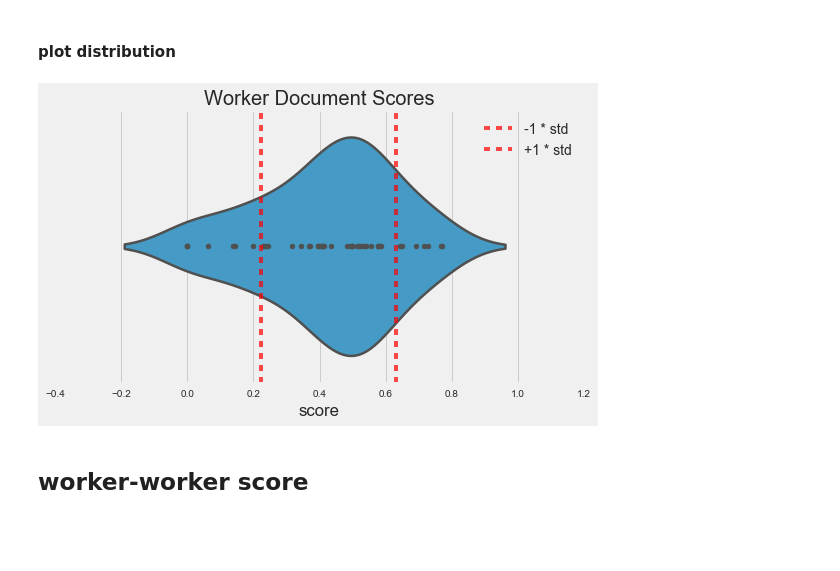
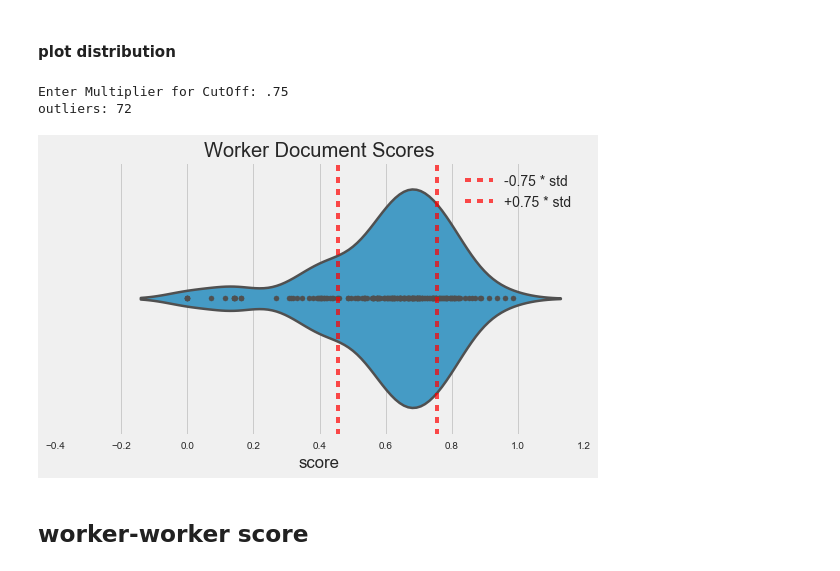
Before and after one commit to knanne/vu_msc_tweetsumm, a Jupyter notebook: process/annotation_import.ipynb, the cells around one changed output. Cells and saved outputs as stored; diff of their text form; code cells hidden in the pictures; blank space fills up the shorter version.

Commit message:
add data, research, images, new summary names

```diff
--- a/process/annotation_import.ipynb
+++ b/process/annotation_import.ipynb
@@ -269,0 +282,9 @@ See the caveats in the documentation: http://pandas.pydata.org/pandas-docs/stabl
+# %%
+a = np.zeros([len(annotations), len(annotations)])
+np.fill_diagonal(a, val=1)
+unit_vectors = pd.DataFrame(a, index=annotations, columns=annotations)
+# %%
+x = cosine_similarity(doc_vectors, unit_vectors)
+doc_anno_scores = pd.DataFrame(x, columns=annotations)
+# %%
+clarity_scores = doc_anno_scores.apply(lambda row: [row[anno] if row[anno] == row.max() else 0 for anno in annotations], axis=1)
@@ -277,7 +326,14 @@ idx = pd.IndexSlice
 workers = anno_vectors.index.get_level_values('worker_id').unique()
 worker_doc_scores = pd.DataFrame()
 
-for worker in workers:
+complete_last = 0
+for i,worker in enumerate(workers):
+    #status
+    complete = round((i/len(workers))*100)
+    if complete != complete_last:
+        if complete % 2 == 0:
+            print('%s%%' % complete)
+    complete_last = complete
     #get list workers minus worker
     workers_minworker = [w for w in workers if w != worker]
     #get docs worker worked on
@@ -285,13 +341,14 @@ for worker in workers:
     #compute aggregate document vectors including all workers minus worker
     doc_vectors_minworker = anno_vectors.loc[idx[worker_docs,workers_minworker],:].groupby(level=('document_id')).sum()
     for document in worker_docs:
-        worker_doc_vector = anno_vectors.loc[idx[document,worker],:]
-        doc_vector_minworker = doc_vectors_minworker.loc[document]
-        #compute distance
-        score = cosine_similarity(worker_doc_vector, [doc_vector_minworker])
-        #transform to table row
-        row = pd.Series([document, worker, score[0][0]], index=['document_id', 'worker_id', 'score'])
-        worker_doc_scores = worker_doc_scores.append(row, ignore_index=True)
+        if document not in ambiguous_docs:
+            worker_doc_vector = anno_vectors.loc[idx[document,worker],:]
+            doc_vector_minworker = doc_vectors_minworker.loc[document]
+            #compute distance
+            score = cosine_similarity([worker_doc_vector], [doc_vector_minworker])
+            #transform to table row
+            row = pd.Series([document, worker, score[0][0]], index=['document_id', 'worker_id', 'score'])
+            worker_doc_scores = worker_doc_scores.append(row, ignore_index=True)
 
 #average doc scores per worker
 worker_doc_scores = pd.DataFrame(worker_doc_scores.groupby('worker_id')['score'].mean())
@@ -302,22 +375,31 @@ Wall time: 2.13 s
 # %%
 title = 'Worker Document Scores'
 fig, ax = plt.subplots(figsize=(8,5))
 
 mean = std = worker_doc_scores['score'].mean()
 std = worker_doc_scores['score'].std()
 
+mtplyr = float(input('Enter Multiplier for CutOff: '))
+
+lbound = mean - mtplyr * std
+ubound = mean + mtplyr * std
+
+print('outliers: %s' % len(worker_doc_scores[(worker_doc_scores['score'] < lbound) | (worker_doc_scores['score'] > ubound)]))
+
 sns.violinplot(ax=ax, data=worker_doc_scores, x='score', orient='h', inner='point', linewidth=2.5)
-ax.axvline(x=mean - 1 * std, linestyle='--', c='r', alpha=.70, label='-1 * std')
-ax.axvline(x=mean + 1 * std, linestyle='--', c='r', alpha=.70, label='+1 * std')
+ax.axvline(x=lbound, linestyle='--', c='r', alpha=.70, label='-%s * std' % mtplyr)
+ax.axvline(x=ubound, linestyle='--', c='r', alpha=.70, label='+%s * std' % mtplyr)
 
 plt.title(title)
 plt.legend(markerscale=2, fontsize=14)
 fig = plt.gcf()
 plt.tight_layout()
 plt.show()
 fig.savefig('images/crowdtruth_%s.png' % title.replace(' ', '_'))
 # %% [output]
+Enter Multiplier for CutOff: .75
+outliers: 72
-[figure, old version]
+[figure, new version]
 # %% [markdown]
 ## worker-worker score
 # %%
```
Also changed, not shown: parts of 56 cells of this notebook, 33 other files.
